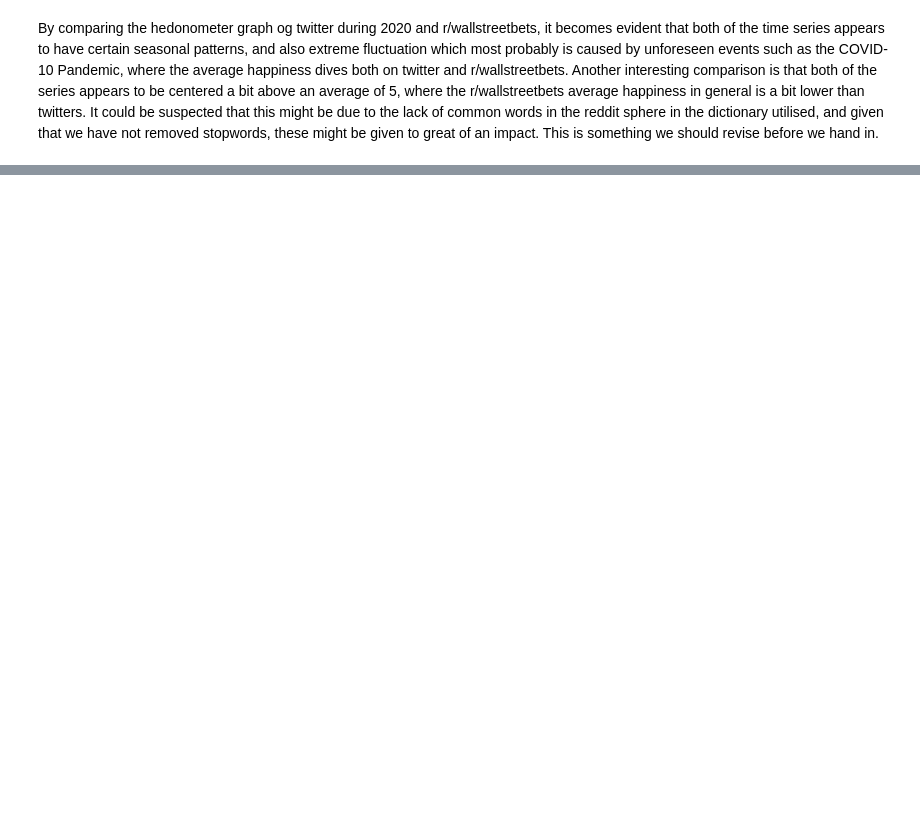
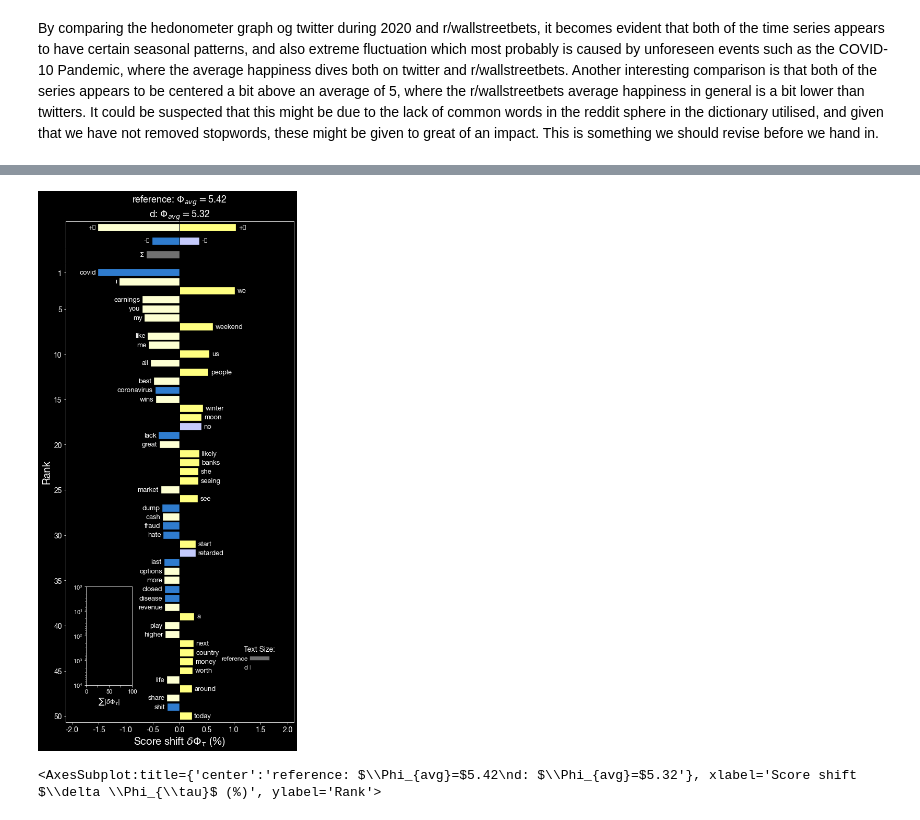
Before and after one commit to DanielHolmelund/Computational-Social-Science-02467, a Jupyter notebook: Week_7/Sentiment_analysis.ipynb, the cells around one changed output, grey strips where cells are left out. Saved outputs shown, nothing was run; the diff lists cells and outputs as text; code cells hidden in the pictures; blank space fills up the shorter version.

Commit message:
Finalized exercise, there might be a bug somewhere in the word shift exercise

```diff
--- a/Week_7/Sentiment_analysis.ipynb
+++ b/Week_7/Sentiment_analysis.ipynb
@@ -285,0 +360,3 @@ By comparing the hedonometer graph og twitter during 2020 and r/wallstreetbets,
+# %%
+d_min = d - dt.timedelta(days=7)
+d_min
@@ -285,0 +365,6 @@ By comparing the hedonometer graph og twitter during 2020 and r/wallstreetbets,
+# %%
+l = doc_pr_day.loc[d]
+l_ref = np.concatenate(doc_pr_day[(doc_pr_day.index < d) & (doc_pr_day.index > d_min)].values)
+# %%
+p = dict([(item[0], item[1]/len(l)) for item in Counter(l).items()])
+p_ref = dict([(item[0], item[1]/len(l)) for item in Counter(l_ref).items()])
@@ -285,0 +414,3 @@ By comparing the hedonometer graph og twitter during 2020 and r/wallstreetbets,
+# %%
+#Creating dict for happiness scores
+labMT_dict = pd.Series(Hedonometer["Happiness Score"].values, index=Hedonometer.index).to_dict()
@@ -285,0 +475,12 @@ By comparing the hedonometer graph og twitter during 2020 and r/wallstreetbets,
+# %%
+sentiment_shift = sh.WeightedAvgShift(
+                        type2freq_1 = p_ref,
+                        type2freq_2 = p,
+                        type2score_1 = labMT_dict,
+                        reference_value = 5
+                )
+sentiment_shift.get_shift_graph(detailed=True,
+                               system_names = ['reference', 'd'])
+# %% [output]
+[figure, added]
+<AxesSubplot:title={'center':'reference: $\\Phi_{avg}=$5.42\nd: $\\Phi_{avg}=$5.32'}, xlabel='Score shift $\\delta \\Phi_{\\tau}$ (%)', ylabel='Rank'>
```
Also changed, not shown: parts of 24 cells of this notebook.
